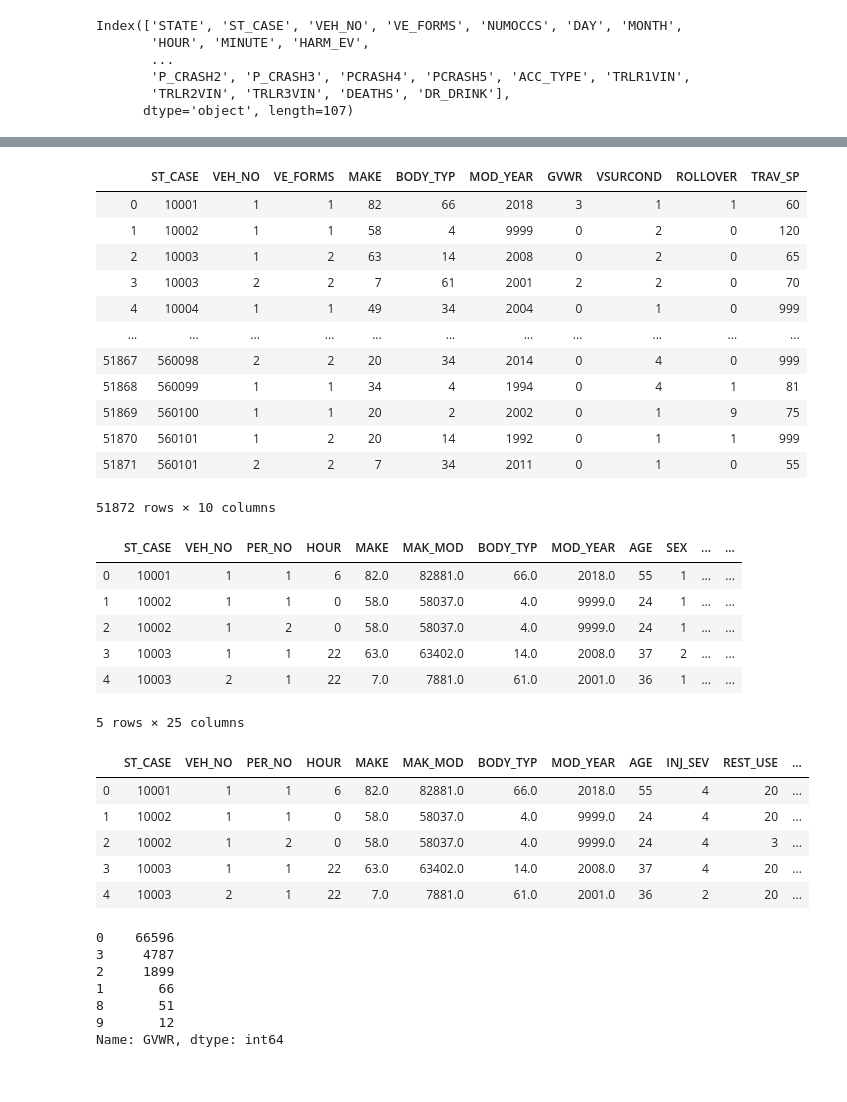
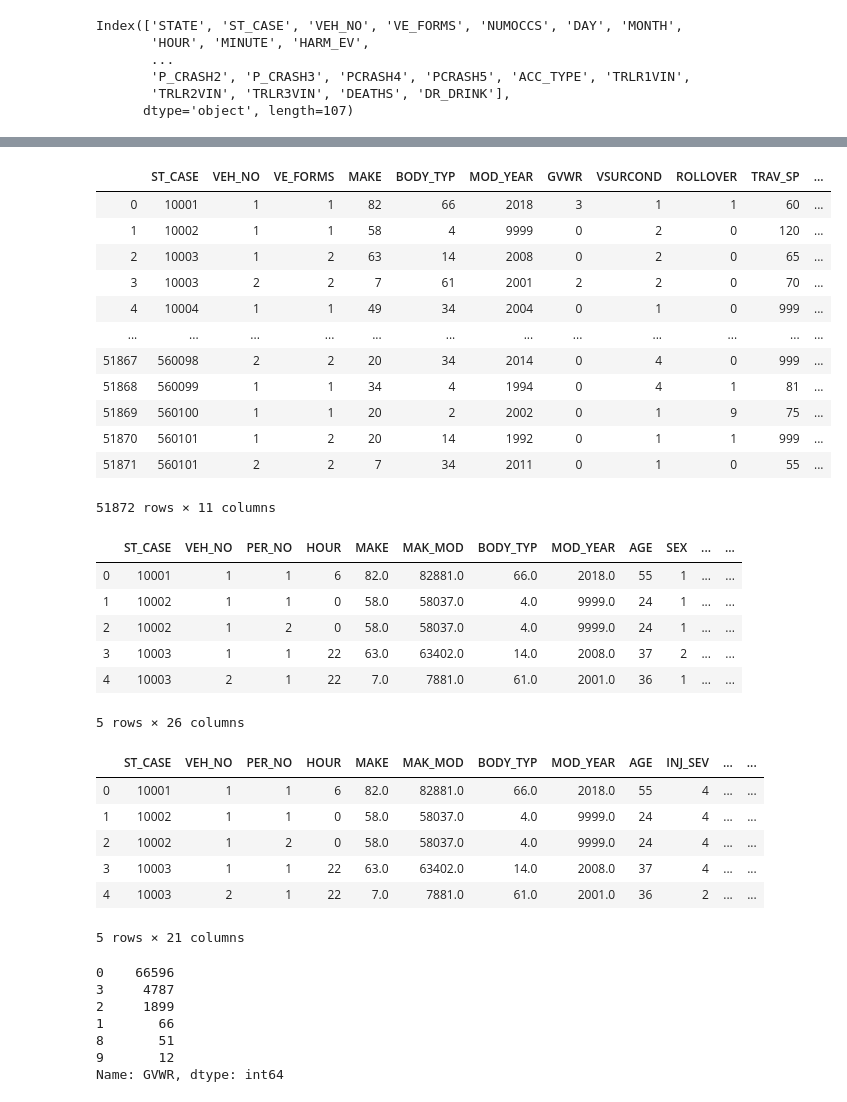
Before and after one commit to m6cortez/COGS_109_Project, a Jupyter notebook: COGS 109 Project (zekria).ipynb, the cells around one changed output, grey strips where cells are left out. Saved outputs shown, nothing was run; the diff lists cells and outputs as text; code cells hidden in the pictures.

```diff
--- a/COGS 109 Project (zekria).ipynb
+++ b/COGS 109 Project (zekria).ipynb
@@ -397,20 +413,20 @@ df_per
 # %%
-df_veh = df_vehicle[['ST_CASE','VEH_NO','VE_FORMS','MAKE','BODY_TYP','MOD_YEAR','GVWR','VSURCOND','ROLLOVER', 'TRAV_SP']]
+df_veh = df_vehicle[['ST_CASE','VEH_NO','VE_FORMS','MAKE','BODY_TYP','MOD_YEAR','GVWR','VSURCOND','ROLLOVER', 'TRAV_SP', 'VSPD_LIM']]
 df_veh
 # %% [output]
-|  | ST_CASE | VEH_NO | VE_FORMS | MAKE | BODY_TYP | MOD_YEAR | GVWR | VSURCOND | ROLLOVER | TRAV_SP |
-| 0 | 10001 | 1 | 1 | 82 | 66 | 2018 | 3 | 1 | 1 | 60 |
-| 1 | 10002 | 1 | 1 | 58 | 4 | 9999 | 0 | 2 | 0 | 120 |
-| 2 | 10003 | 1 | 2 | 63 | 14 | 2008 | 0 | 2 | 0 | 65 |
-| 3 | 10003 | 2 | 2 | 7 | 61 | 2001 | 2 | 2 | 0 | 70 |
-| 4 | 10004 | 1 | 1 | 49 | 34 | 2004 | 0 | 1 | 0 | 999 |
-| ... | ... | ... | ... | ... | ... | ... | ... | ... | ... | ... |
-| 51867 | 560098 | 2 | 2 | 20 | 34 | 2014 | 0 | 4 | 0 | 999 |
-| 51868 | 560099 | 1 | 1 | 34 | 4 | 1994 | 0 | 4 | 1 | 81 |
-| 51869 | 560100 | 1 | 1 | 20 | 2 | 2002 | 0 | 1 | 9 | 75 |
-| 51870 | 560101 | 1 | 2 | 20 | 14 | 1992 | 0 | 1 | 1 | 999 |
-| 51871 | 560101 | 2 | 2 | 7 | 34 | 2011 | 0 | 1 | 0 | 55 |
+|  | ST_CASE | VEH_NO | VE_FORMS | MAKE | BODY_TYP | MOD_YEAR | GVWR | VSURCOND | ROLLOVER | TRAV_SP | ... |
+| 0 | 10001 | 1 | 1 | 82 | 66 | 2018 | 3 | 1 | 1 | 60 | ... |
+| 1 | 10002 | 1 | 1 | 58 | 4 | 9999 | 0 | 2 | 0 | 120 | ... |
+| 2 | 10003 | 1 | 2 | 63 | 14 | 2008 | 0 | 2 | 0 | 65 | ... |
+| 3 | 10003 | 2 | 2 | 7 | 61 | 2001 | 2 | 2 | 0 | 70 | ... |
+| 4 | 10004 | 1 | 1 | 49 | 34 | 2004 | 0 | 1 | 0 | 999 | ... |
+| ... | ... | ... | ... | ... | ... | ... | ... | ... | ... | ... | ... |
+| 51867 | 560098 | 2 | 2 | 20 | 34 | 2014 | 0 | 4 | 0 | 999 | ... |
+| 51868 | 560099 | 1 | 1 | 34 | 4 | 1994 | 0 | 4 | 1 | 81 | ... |
+| 51869 | 560100 | 1 | 1 | 20 | 2 | 2002 | 0 | 1 | 9 | 75 | ... |
+| 51870 | 560101 | 1 | 2 | 20 | 14 | 1992 | 0 | 1 | 1 | 999 | ... |
+| 51871 | 560101 | 2 | 2 | 7 | 34 | 2011 | 0 | 1 | 0 | 55 | ... |
-51872 rows × 10 columns
+51872 rows × 11 columns
 # %%
 final = df_per.merge(df_veh)
 final.head(5)
@@ -421,17 +437,18 @@ final.head(5)
 | 2 | 10002 | 1 | 2 | 0 | 58.0 | 58037.0 | 4.0 | 9999.0 | 24 | 1 | ... | ... |
 | 3 | 10003 | 1 | 1 | 22 | 63.0 | 63402.0 | 14.0 | 2008.0 | 37 | 2 | ... | ... |
 | 4 | 10003 | 2 | 1 | 22 | 7.0 | 7881.0 | 61.0 | 2001.0 | 36 | 1 | ... | ... |
-5 rows × 25 columns
+5 rows × 26 columns
 # %%
 final = final.drop(['SEX','DRUG_DET','ALC_DET','DRINKING_LVL','INJ_lvl'],axis=1)
 final.head(5)
 # %% [output]
-|  | ST_CASE | VEH_NO | PER_NO | HOUR | MAKE | MAK_MOD | BODY_TYP | MOD_YEAR | AGE | INJ_SEV | REST_USE | ... |
-| 0 | 10001 | 1 | 1 | 6 | 82.0 | 82881.0 | 66.0 | 2018.0 | 55 | 4 | 20 | ... |
-| 1 | 10002 | 1 | 1 | 0 | 58.0 | 58037.0 | 4.0 | 9999.0 | 24 | 4 | 20 | ... |
-| 2 | 10002 | 1 | 2 | 0 | 58.0 | 58037.0 | 4.0 | 9999.0 | 24 | 4 | 3 | ... |
-| 3 | 10003 | 1 | 1 | 22 | 63.0 | 63402.0 | 14.0 | 2008.0 | 37 | 4 | 20 | ... |
-| 4 | 10003 | 2 | 1 | 22 | 7.0 | 7881.0 | 61.0 | 2001.0 | 36 | 2 | 20 | ... |
+|  | ST_CASE | VEH_NO | PER_NO | HOUR | MAKE | MAK_MOD | BODY_TYP | MOD_YEAR | AGE | INJ_SEV | ... | ... |
+| 0 | 10001 | 1 | 1 | 6 | 82.0 | 82881.0 | 66.0 | 2018.0 | 55 | 4 | ... | ... |
+| 1 | 10002 | 1 | 1 | 0 | 58.0 | 58037.0 | 4.0 | 9999.0 | 24 | 4 | ... | ... |
+| 2 | 10002 | 1 | 2 | 0 | 58.0 | 58037.0 | 4.0 | 9999.0 | 24 | 4 | ... | ... |
+| 3 | 10003 | 1 | 1 | 22 | 63.0 | 63402.0 | 14.0 | 2008.0 | 37 | 4 | ... | ... |
+| 4 | 10003 | 2 | 1 | 22 | 7.0 | 7881.0 | 61.0 | 2001.0 | 36 | 2 | ... | ... |
+5 rows × 21 columns
 # %%
 final.GVWR.value_counts()
 #68k cases not applicable
```
Also changed, not shown: parts of 31 cells of this notebook, 7 other files.
